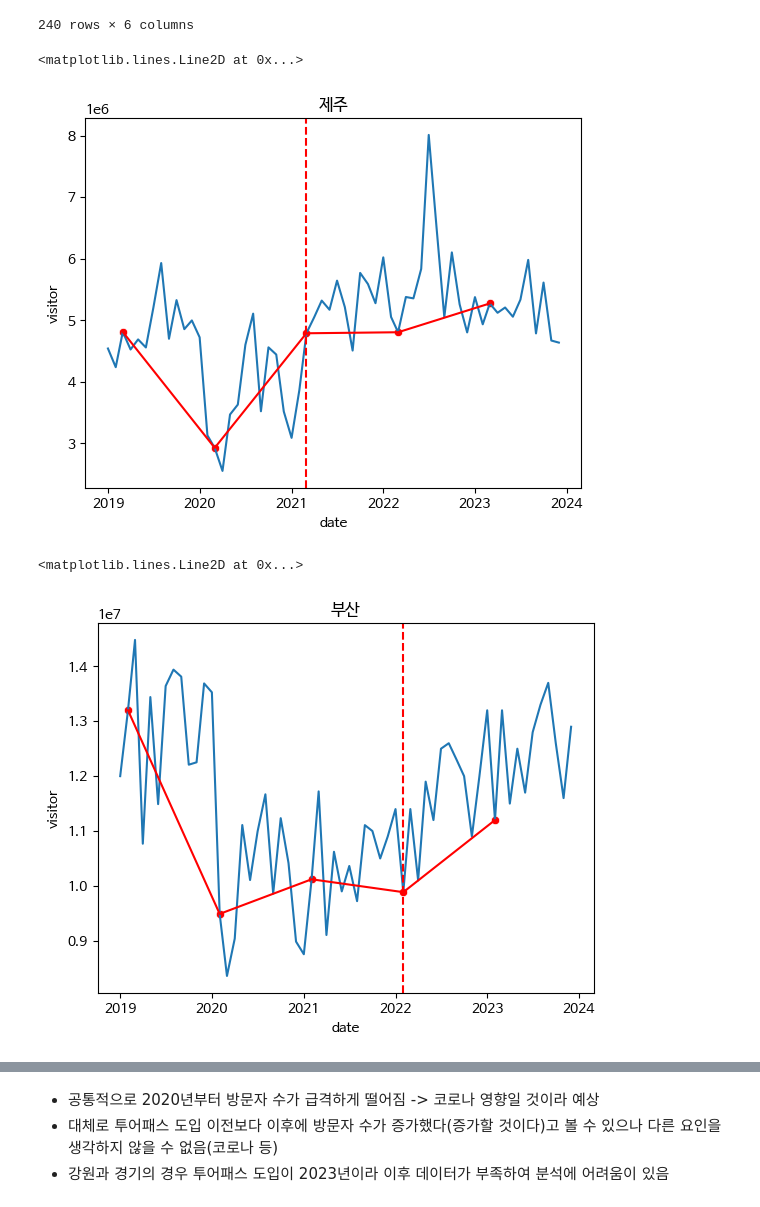
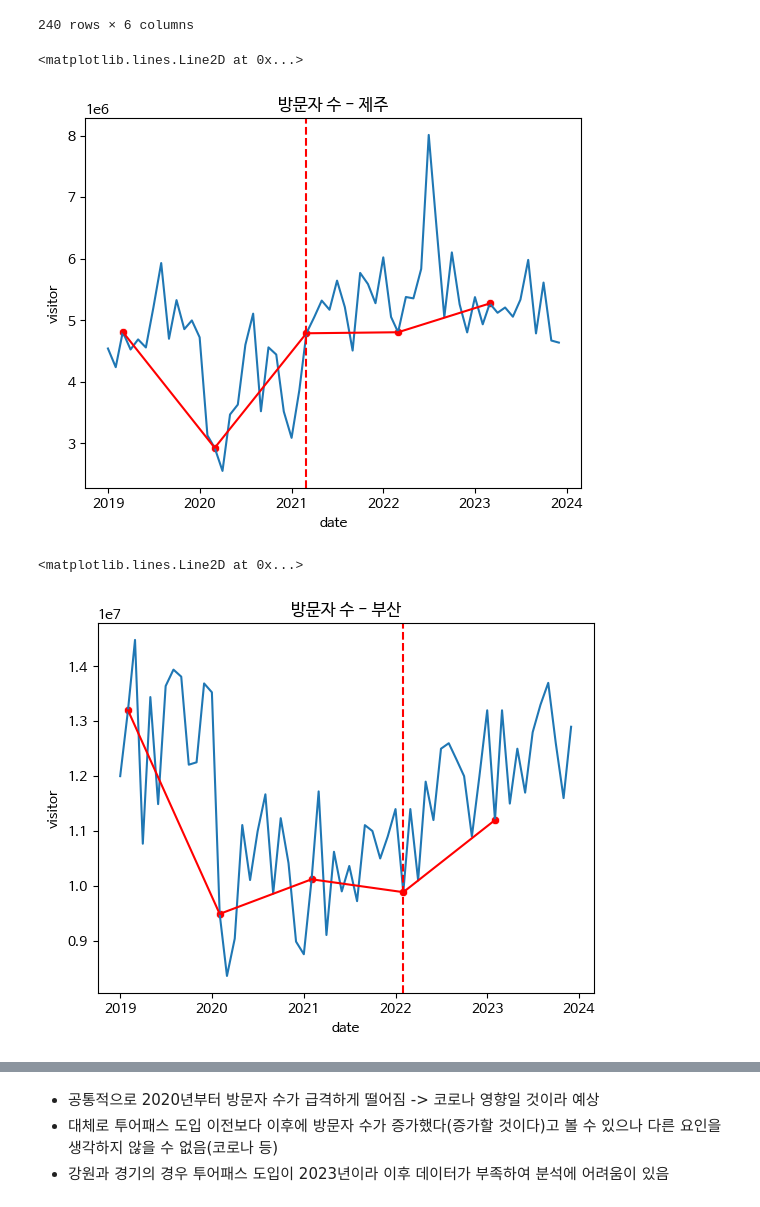
Before and after one commit to nohjuhyeon/AI_LKJ_hubs_fastapi, a Jupyter notebook: data_analysis/tour_pass/yj_tourpass_visitor.ipynb, the cells around one changed output, grey strips where cells are left out. Drawn from its saved outputs; the diff is of its cells as text; code cells hidden in the pictures.

```diff
--- a/data_analysis/tour_pass/yj_tourpass_visitor.ipynb
+++ b/data_analysis/tour_pass/yj_tourpass_visitor.ipynb
@@ -124,15 +124,15 @@ grouped2 = df_tourpass_visitor.query("region == '제주' and date_month == 3")
 highlight_date = pd.to_datetime('2021-03-01')
 highlight_data = grouped[grouped['date'] == highlight_date]
 # %%
-plt.title("제주")
+plt.title("방문자 수 - 제주")
 
 sns.lineplot(data=grouped, x='date', y='visitor')
 sns.lineplot(data=grouped2, x='date', y='visitor', color='red')
 sns.scatterplot(data=grouped2, x='date', y='visitor', color='red')
 plt.axvline(x=highlight_date, color='red', linestyle='--')
 # %% [output]
 <matplotlib.lines.Line2D at 0x...>
-[figure, old version]
+[figure, new version]
 # %%
 grouped = df_tourpass_visitor.query("region == '부산'")
 grouped2 = df_tourpass_visitor.query("region == '부산' and date_month == 2")
@@ -140,7 +140,7 @@ grouped2 = df_tourpass_visitor.query("region == '부산' and date_month == 2")
 highlight_date = pd.to_datetime('2022-02-01')
 highlight_data = grouped[grouped['date'] == highlight_date]
 # %%
-plt.title("부산")
+plt.title("방문자 수 - 부산")
 
 sns.lineplot(data=grouped, x='date', y='visitor')
 sns.lineplot(data=grouped2, x='date', y='visitor', color='red')
@@ -148,7 +148,7 @@ sns.scatterplot(data=grouped2, x='date', y='visitor', color='red')
 plt.axvline(x=highlight_date, color='red', linestyle='--')
 # %% [output]
 <matplotlib.lines.Line2D at 0x...>
-[figure, old version]
+[figure, new version]
 # %%
 grouped = df_tourpass_visitor.query("region == '강원'")
 grouped2 = df_tourpass_visitor.query("region == '강원' and date_month == 7")
```
Also changed, not shown: parts of 2 cells of this notebook, 2 other files.
